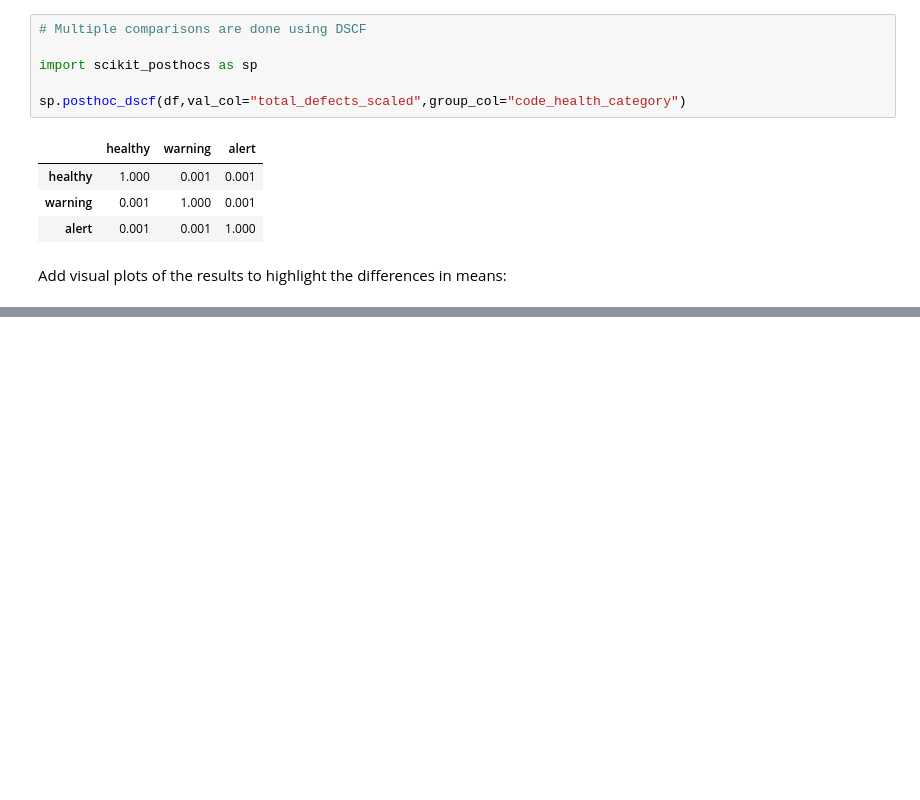
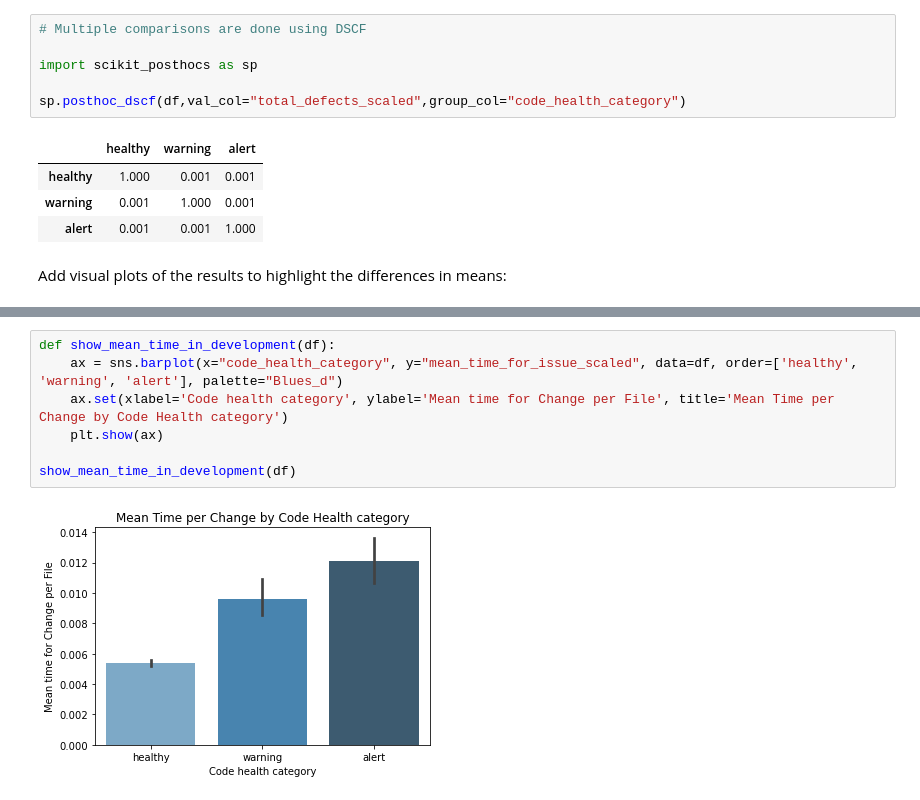
Before and after one commit to empear-analytics/code-health-study-tech-debt-2022, a Jupyter notebook: code_quality_business_impact.ipynb, the cells around one changed output, grey strips where cells are left out. Saved outputs shown, nothing was run; the diff lists cells and outputs as text; blank space fills up the shorter version.

```diff
--- a/code_quality_business_impact.ipynb
+++ b/code_quality_business_impact.ipynb
@@ -214,0 +245,9 @@ show_total_defects_by_code_health_for(df)
+# %%
+def show_mean_time_in_development(df):
+    ax = sns.barplot(x="code_health_category", y="mean_time_for_issue_scaled", data=df, order=['healthy', 'warning', 'alert'], palette="Blues_d")
+    ax.set(xlabel='Code health category', ylabel='Mean time for Change per File', title='Mean Time per Change by Code Health category')
+    plt.show(ax)
+
+show_mean_time_in_development(df)
+# %% [output]
+[figure, added]
```
Also changed, not shown: parts of 4 cells of this notebook.
